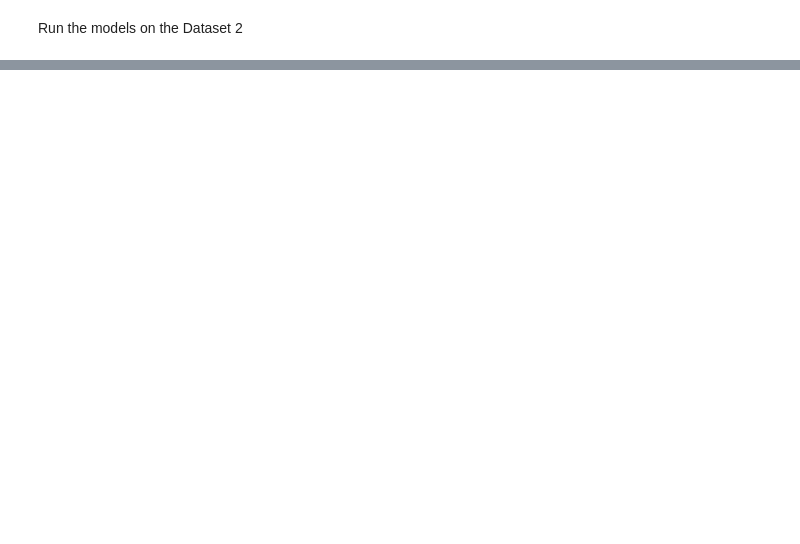
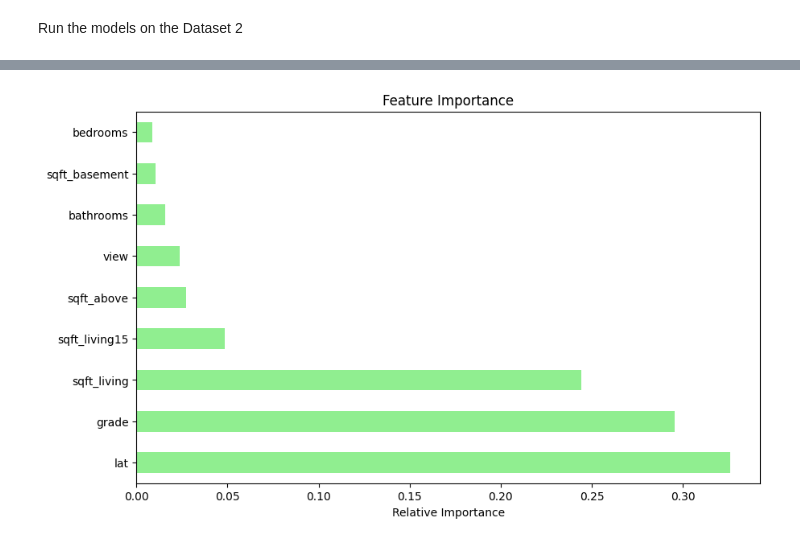
Before and after one commit to DavidRiemer02/ML_Project, a Jupyter notebook: Group project.ipynb, the cells around one changed output, grey strips where cells are left out. Saved outputs shown, nothing was run; the diff lists cells and outputs as text; code cells hidden in the pictures; blank space fills up the shorter version.

```diff
--- a/Group project.ipynb
+++ b/Group project.ipynb
@@ -412,0 +414,10 @@ Predicted house price: [303816.]
+# %%
+# Plot the feature importance of the Random Forest Regression model
+plt.figure(figsize=(10, 6))
+feat_importances = pd.Series(model_RFR.feature_importances_, index=X.columns)
+feat_importances.nlargest(10).plot(kind='barh', color='lightgreen')
+plt.title('Feature Importance')
+plt.xlabel('Relative Importance')
+plt.show()
+# %% [output]
+[figure, added]
```
Also changed, not shown: parts of 10 cells of this notebook, 1 other file.
